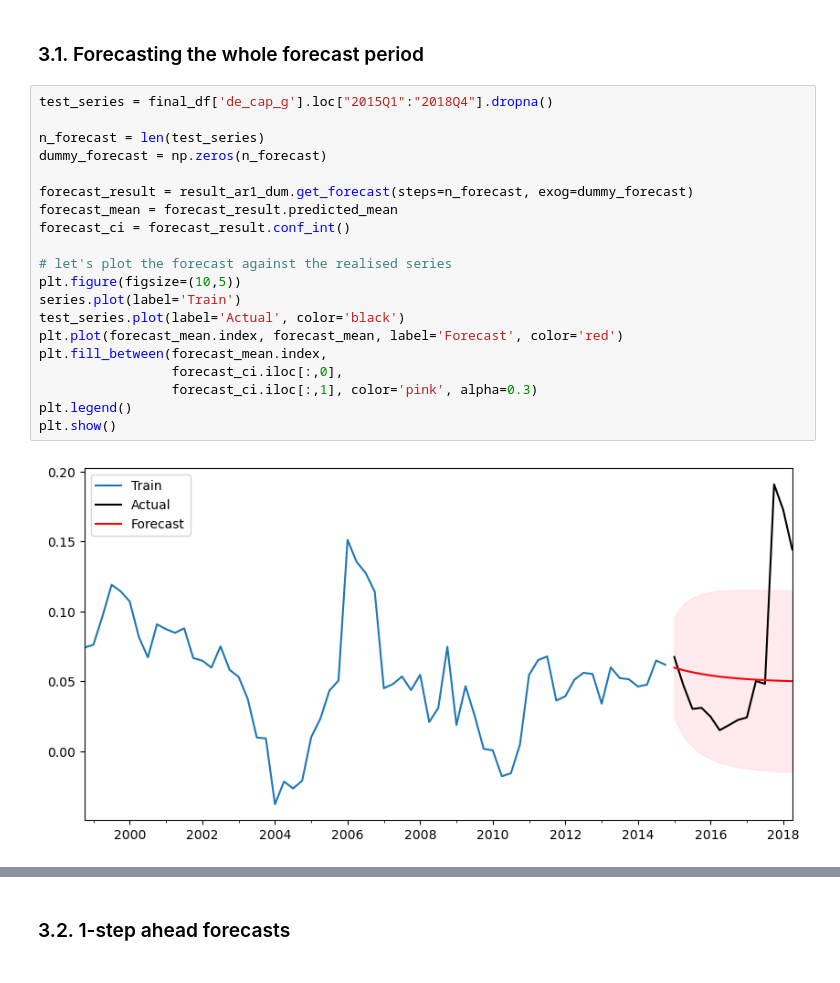
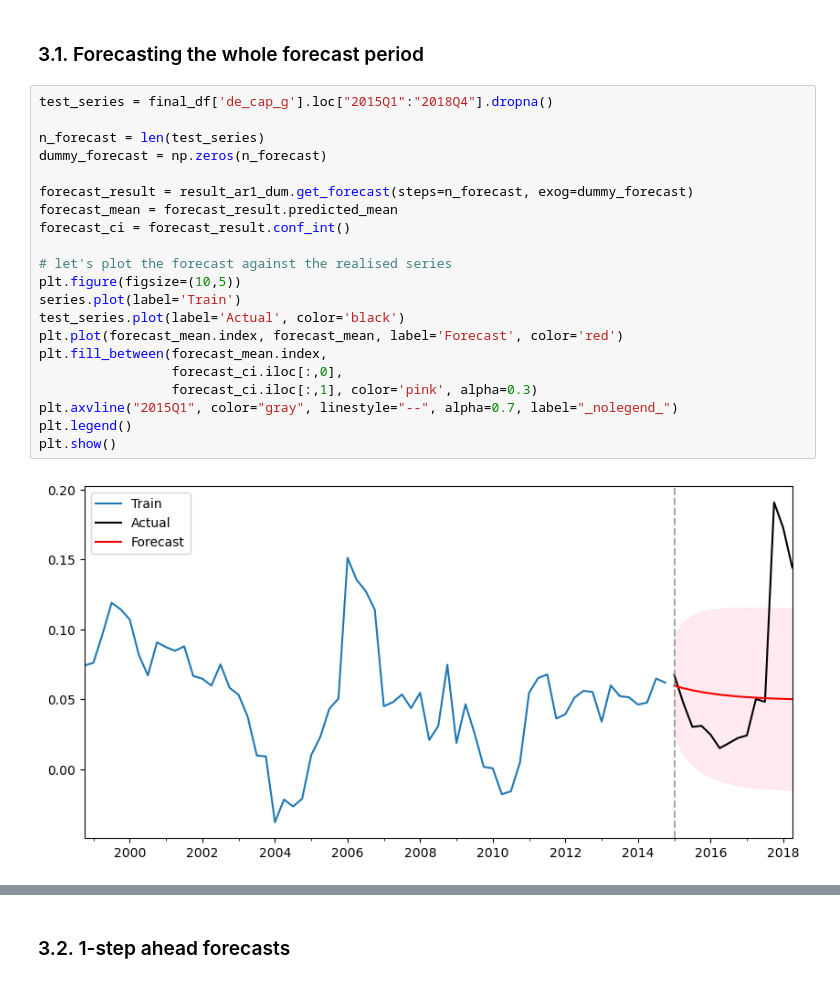
Before and after one commit to hugobrrss/FBF, a Jupyter notebook: homework1.ipynb, the cells around one changed output, grey strips where cells are left out. Saved outputs shown, nothing was run; the diff lists cells and outputs as text.

```diff
--- a/homework1.ipynb
+++ b/homework1.ipynb
@@ -238,25 +262,26 @@ plt.show()
 # %%
 test_series = final_df['de_cap_g'].loc["2015Q1":"2018Q4"].dropna()
 
 n_forecast = len(test_series)
 dummy_forecast = np.zeros(n_forecast)
 
 forecast_result = result_ar1_dum.get_forecast(steps=n_forecast, exog=dummy_forecast)
 forecast_mean = forecast_result.predicted_mean
 forecast_ci = forecast_result.conf_int()
 
 # let's plot the forecast against the realised series
 plt.figure(figsize=(10,5))
 series.plot(label='Train')
 test_series.plot(label='Actual', color='black')
 plt.plot(forecast_mean.index, forecast_mean, label='Forecast', color='red')
 plt.fill_between(forecast_mean.index,
                  forecast_ci.iloc[:,0],
                  forecast_ci.iloc[:,1], color='pink', alpha=0.3)
+plt.axvline("2015Q1", color="gray", linestyle="--", alpha=0.7, label="_nolegend_")
 plt.legend()
 plt.show()
 # %% [output]
-[figure, old version]
+[figure, new version]
 # %%
 # Obtaining forecasting metrics MSE and MAE
 from sklearn.metrics import mean_squared_error, mean_absolute_error
```
Also changed, not shown: parts of 11 cells of this notebook.
